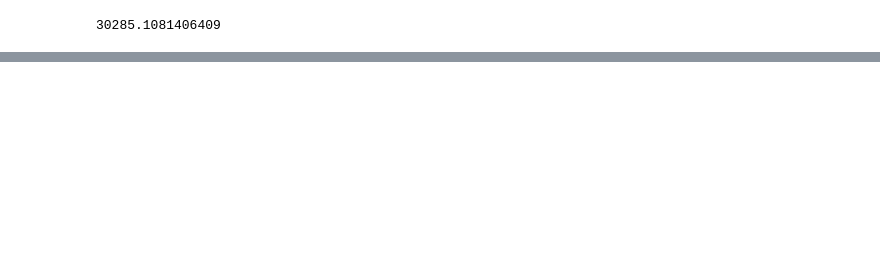
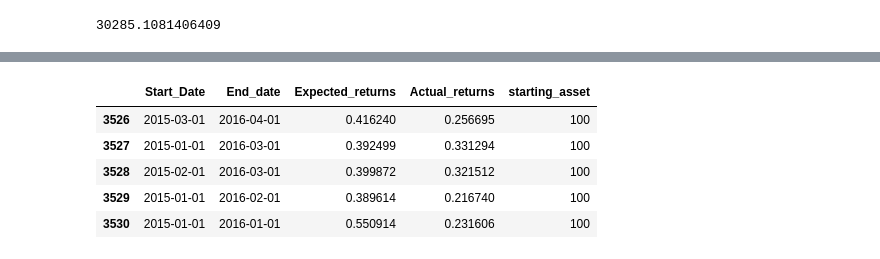
Before and after one commit to pat42w/EF_Portfolio_Optimization, a Jupyter notebook: Pat_Testing_nb.ipynb, the cells around one changed output, grey strips where cells are left out. Saved outputs shown, nothing was run; the diff lists cells and outputs as text; code cells hidden in the pictures; blank space fills up the shorter version.

```diff
--- a/Pat_Testing_nb.ipynb
+++ b/Pat_Testing_nb.ipynb
@@ -211,3 +249,12 @@ Wall time: 3min 33s
+# %%
+df_test.tail()
+# %% [output]
+|  | Start_Date | End_date | Expected_returns | Actual_returns | starting_asset |
+| 3526 | 2015-03-01 | 2016-04-01 | 0.416240 | 0.256695 | 100 |
+| 3527 | 2015-01-01 | 2016-03-01 | 0.392499 | 0.331294 | 100 |
+| 3528 | 2015-02-01 | 2016-03-01 | 0.399872 | 0.321512 | 100 |
+| 3529 | 2015-01-01 | 2016-02-01 | 0.389614 | 0.216740 | 100 |
+| 3530 | 2015-01-01 | 2016-01-01 | 0.550914 | 0.231606 | 100 |
 # %%
 # Plot expected vs actual scatter
 import matplotlib.lines as mlines
```
Also changed, not shown: parts of 11 cells of this notebook, 1 other file.
